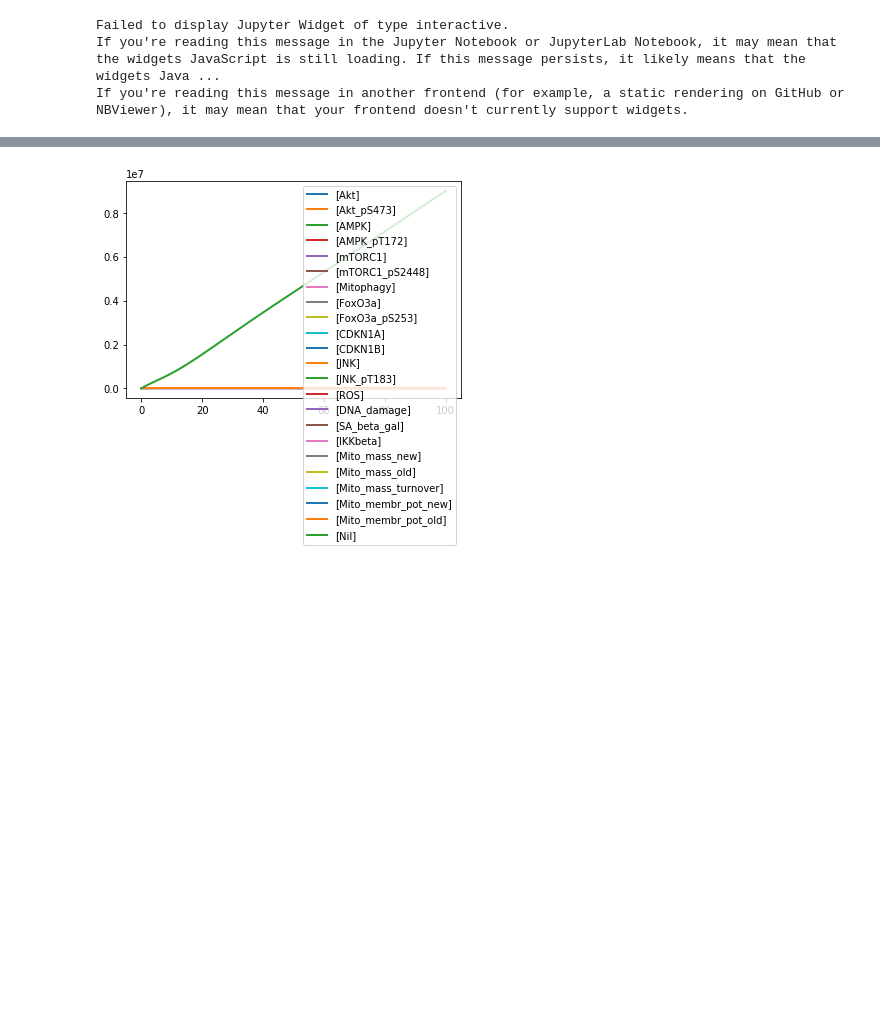
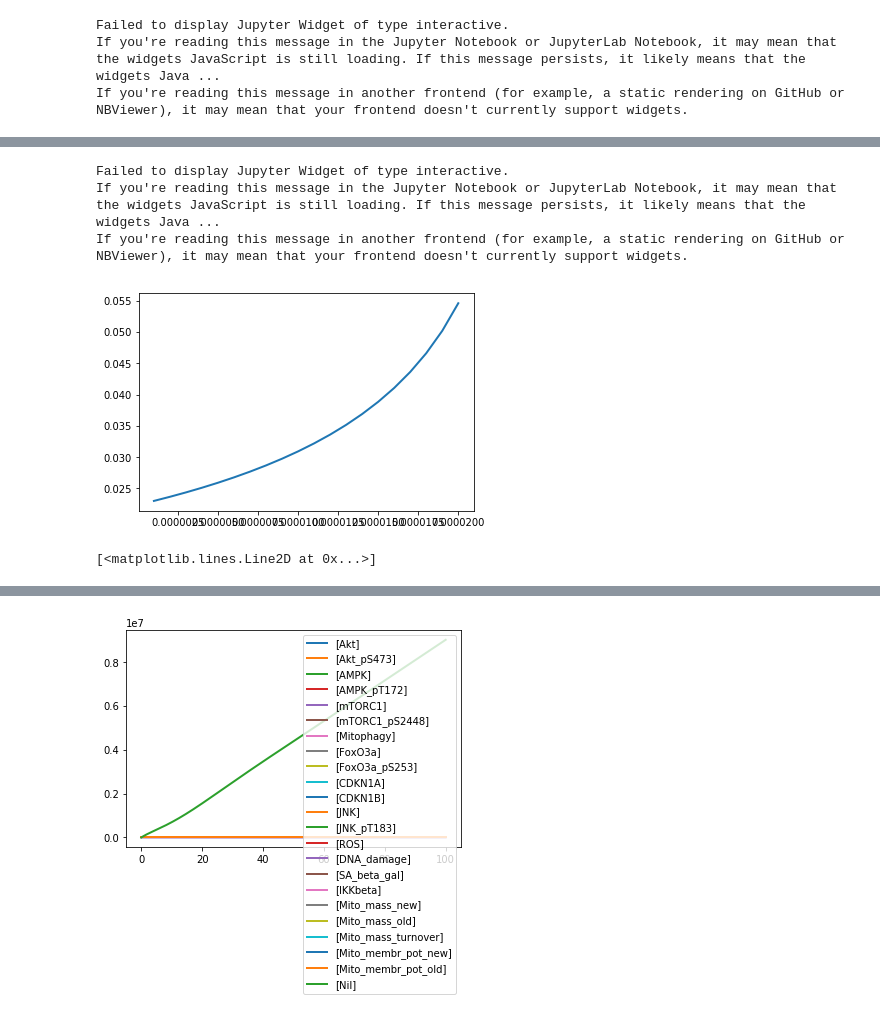
Before and after one commit to fyffep/p38-senescence-model, a Jupyter notebook: Passos2010_Replica.ipynb, the cells around one changed output, grey strips where cells are left out. Drawn from its saved outputs; the diff is of its cells as text; code cells hidden in the pictures; blank space fills up the shorter version.

Commit message:
Added p53 and ATMA sections; fixed citations

```diff
--- a/Passos2010_Replica.ipynb
+++ b/Passos2010_Replica.ipynb
@@ -542,0 +762,43 @@ ROS indeed decreases upon inhibiting p38_P. This is because the rate at which p3
+# %%
+parameterList = ["damDNA", "ATMA", "p38_P"]
+def plotP53Response(maxDays, ATM_ActivationRate):
+    plt.figure(figsize=(10,4))
+    customizePlot(plt, maxDays)
+
+    #Plot data
+    plt.title("p53, ATM, and Mdm2 Response to DNA Damage")
+    r.resetAll()
+    r.kactATM = ATM_ActivationRate
+    result = r.simulate(0, DAY*maxDays, 12000, ["time"] + parameterList)
+    for i in range(0, len(parameterList)):
+        plt.plot(result[:,0], result[:,i+1], label=parameterList[i])
+
+    plt.legend()
+    plt.show()
+
+sliderATM_ActivationRate = SelectionSlider(description = 'ATMA Activation Rate:',
+                                           options=[2.5e-06, 5e-06, 1e-05, 2e-05, 3e-05, 6e-05, 1.2e-04],
+                                           value=2e-05,
+                                           continuous_update=False, style=style, layout=layout,
+                                           readout_format='e')
+sliderDays = IntSlider(description = 'Days in Simulation:', min=2, max=40, step=1, value=10, continuous_update=False, style=style, layout=layout)
+interact(plotP53Response, maxDays=sliderDays, ATM_ActivationRate=sliderATM_ActivationRate);
+# %% [output]
+Failed to display Jupyter Widget of type interactive.
+If you're reading this message in the Jupyter Notebook or JupyterLab Notebook, it may mean that the widgets JavaScript is still loading. If this message persists, it likely means that the widgets Java ...
+If you're reading this message in another frontend (for example, a static rendering on GitHub or NBViewer), it may mean that your frontend doesn't currently support widgets.
+# %%
+r2 = te.loada(modelNoEvents%"")
+
+parameterList = ["damDNA", "ATMA"]
+r2.conservedMoietyAnalysis = True
+result = np.empty(shape=(0,2))
+for atmaRate in np.linspace(1e-06, 2e-05, 20): #[1e-06, 2e-06, 3e-06, 4e-06, 5e-06, 6e-06, 7e-06, 8e-06 5e-06, 1e-05, 2e-05]:
+    r2.resetAll()
+    r2.kactATM = atmaRate
+    r2.getSteadyStateValues()
+    result = np.vstack([result, [atmaRate, r2.damDNA]])
+te.plotArray(result)
+# %% [output]
+[figure, added]
+[<matplotlib.lines.Line2D at 0x...>]
```
Also changed, not shown: parts of 40 cells of this notebook.
